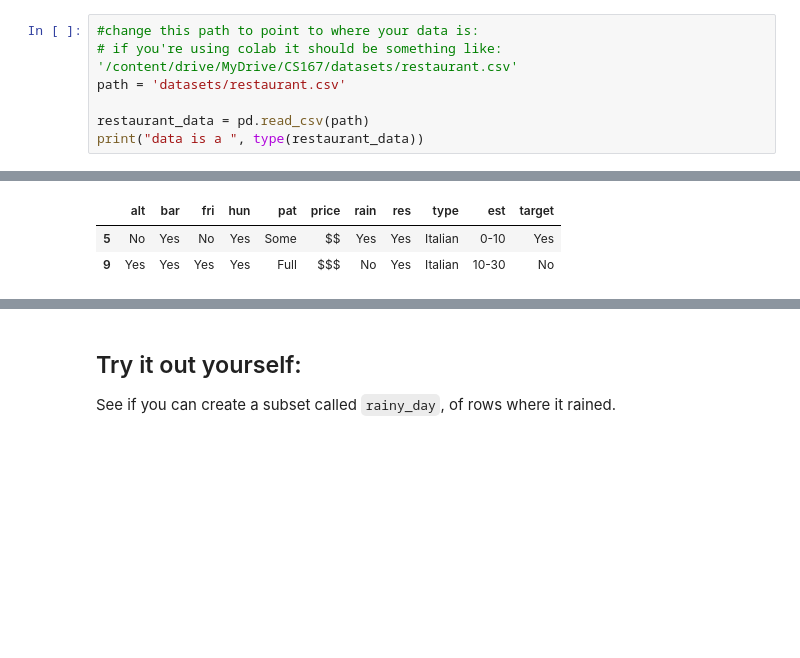
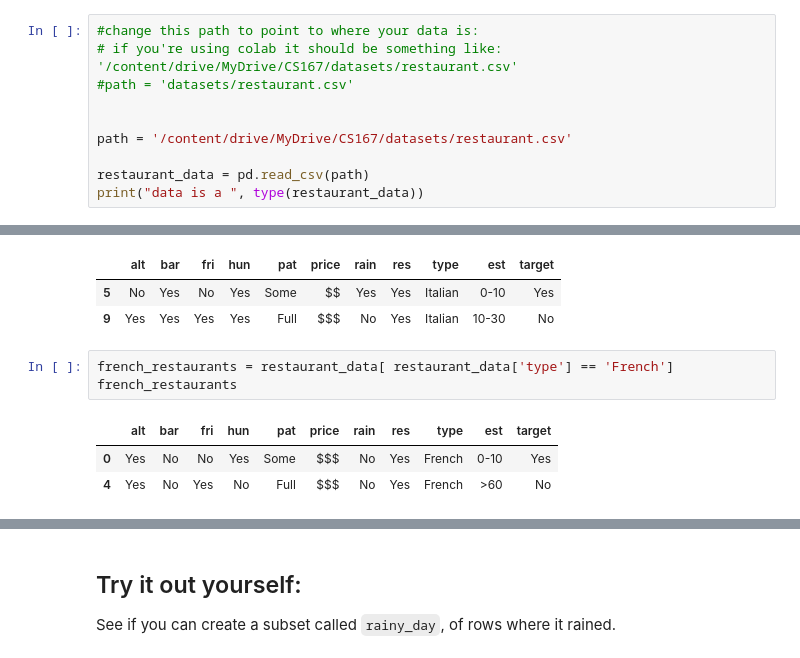
Before and after one commit to nickwharff/CS167_Notes, a Jupyter notebook: Day02_P1_Pandas_Tutorial.ipynb, the cells around one changed output, grey strips where cells are left out. Saved outputs shown, nothing was run; the diff lists cells and outputs as text; blank space fills up the shorter version.

```diff
--- a/Day02_P1_Pandas_Tutorial.ipynb
+++ b/Day02_P1_Pandas_Tutorial.ipynb
@@ -63,7 +68,10 @@ While you can create a DataFrame from scratch, most often we'll be importing dat
 # %%
 #change this path to point to where your data is:
 # if you're using colab it should be something like: '/content/drive/MyDrive/CS167/datasets/restaurant.csv'
-path = 'datasets/restaurant.csv'
+#path = 'datasets/restaurant.csv'
+
+
+path = '/content/drive/MyDrive/CS167/datasets/restaurant.csv'
 
 restaurant_data = pd.read_csv(path)
 print("data is a ", type(restaurant_data))
@@ -322,3 +397,10 @@ italian_restaurants
 |  | alt | bar | fri | hun | pat | price | rain | res | type | est | target |
 | 5 | No | Yes | No | Yes | Some | $$ | Yes | Yes | Italian | 0-10 | Yes |
 | 9 | Yes | Yes | Yes | Yes | Full | $$$ | No | Yes | Italian | 10-30 | No |
+# %%
+french_restaurants = restaurant_data[ restaurant_data['type'] == 'French']
+french_restaurants
+# %% [output]
+|  | alt | bar | fri | hun | pat | price | rain | res | type | est | target |
+| 0 | Yes | No | No | Yes | Some | $$$ | No | Yes | French | 0-10 | Yes |
+| 4 | Yes | No | Yes | No | Full | $$$ | No | Yes | French | >60 | No |
```
Also changed, not shown: parts of 28 cells of this notebook.
